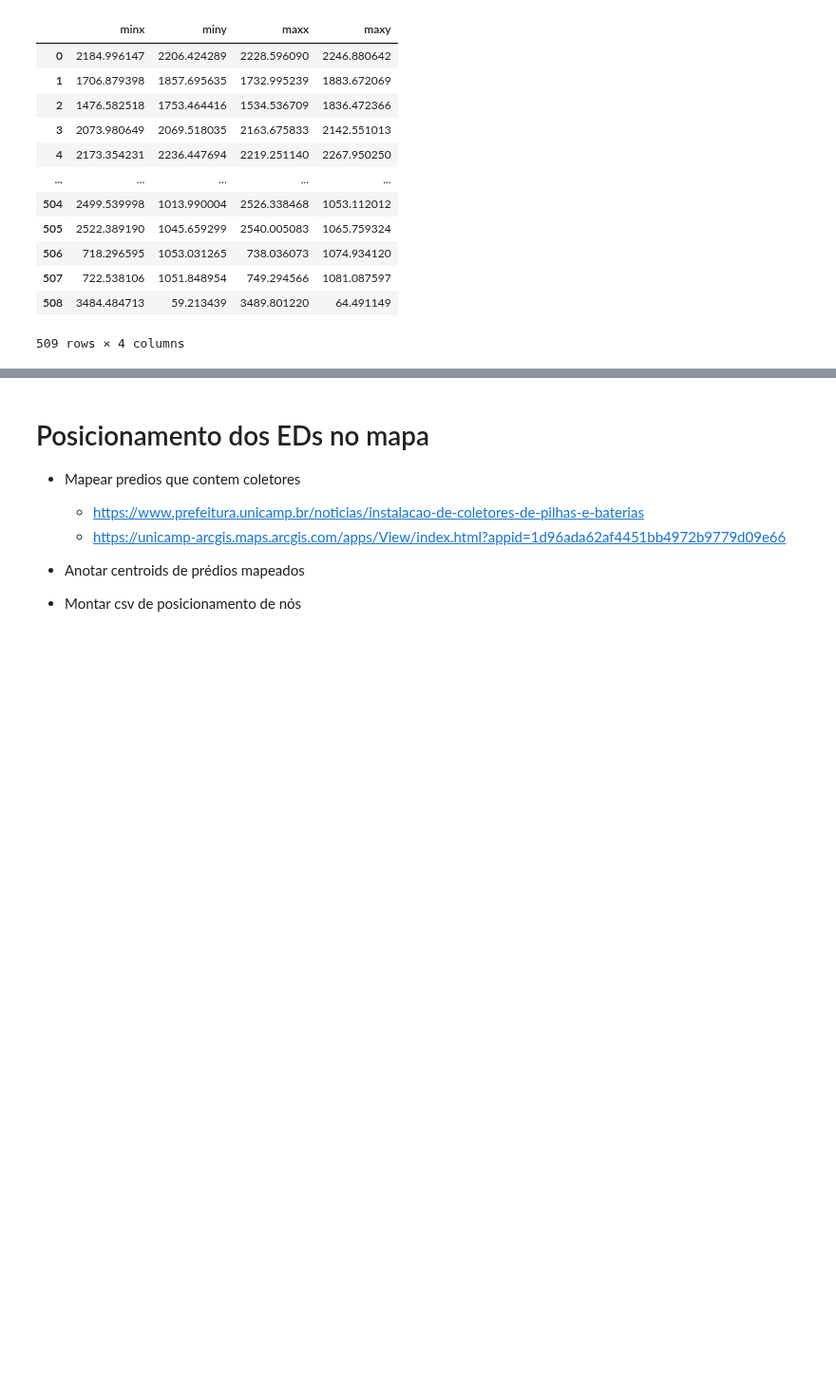
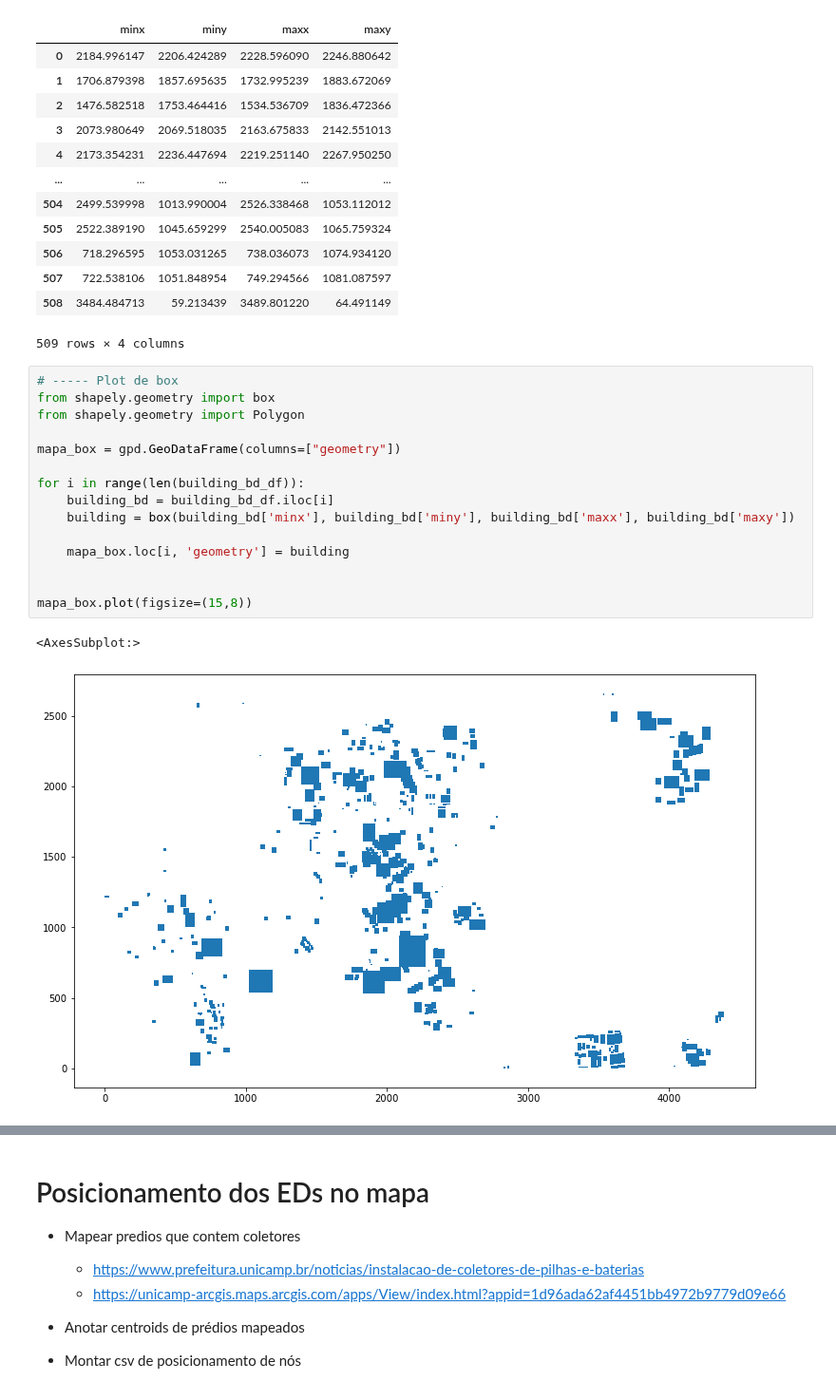
Before and after one commit to wasp-lahis/ns3-bmap, a Jupyter notebook: Unicamp-Buildings-to-NS3.ipynb, the cells around one changed output, grey strips where cells are left out. Shown at 95% size. Saved outputs shown, nothing was run; the diff lists cells and outputs as text; blank space fills up the shorter version.

Commit message:
desenho de mapa com boxes no geopandas

```diff
--- a/Unicamp-Buildings-to-NS3.ipynb
+++ b/Unicamp-Buildings-to-NS3.ipynb
@@ -491,3 +491,21 @@ Total rows: 509
 | 507 | 722.538106 | 1051.848954 | 749.294566 | 1081.087597 |
 | 508 | 3484.484713 | 59.213439 | 3489.801220 | 64.491149 |
 509 rows × 4 columns
+# %%
+# ----- Plot de box
+from shapely.geometry import box
+from shapely.geometry import Polygon
+
+mapa_box = gpd.GeoDataFrame(columns=["geometry"])
+
+for i in range(len(building_bd_df)):
+    building_bd = building_bd_df.iloc[i]
+    building = box(building_bd['minx'], building_bd['miny'], building_bd['maxx'], building_bd['maxy'])
+
+    mapa_box.loc[i, 'geometry'] = building
+
+
+mapa_box.plot(figsize=(15,8))
+# %% [output]
+<AxesSubplot:>
+[figure, added]
```
Also changed, not shown: parts of 7 cells of this notebook.
